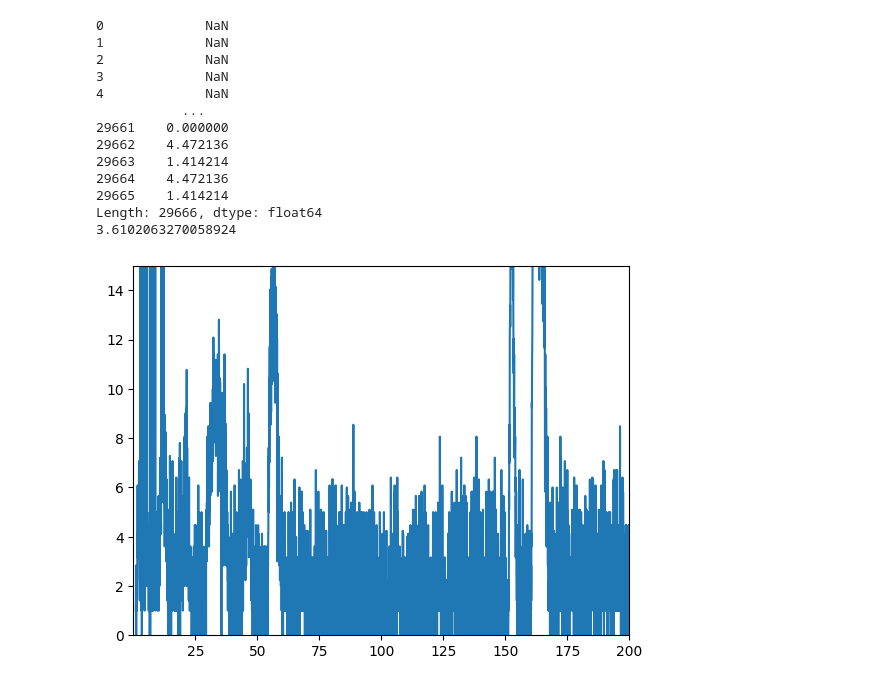
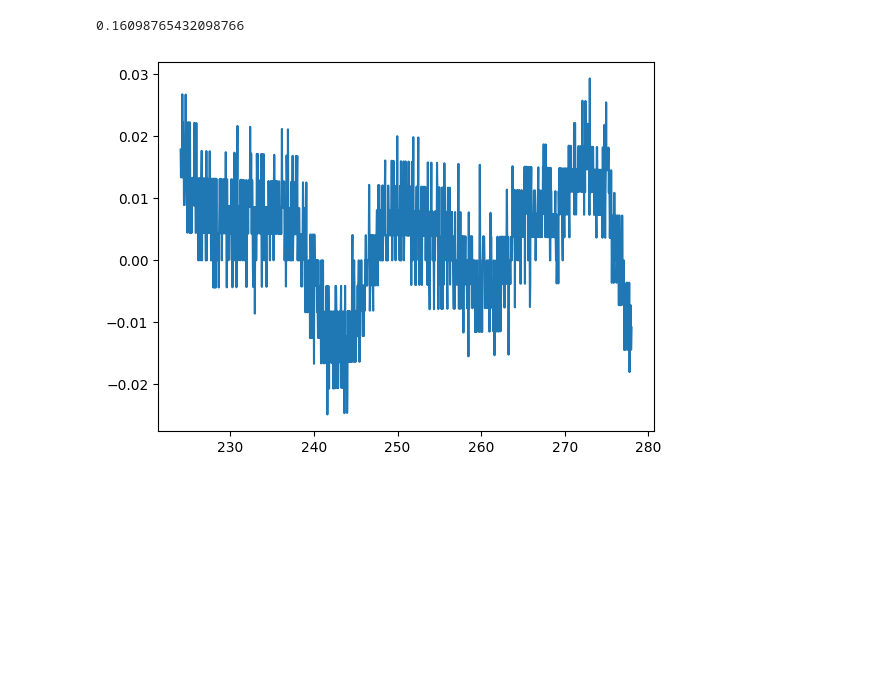
Before and after one commit to complex-lab/robotic_swarms, a Jupyter notebook: mean_velocity_vs_diameter_21bot.ipynb, the cells around one changed output. Saved outputs shown, nothing was run; the diff lists cells and outputs as text; code cells hidden in the pictures; blank space fills up the shorter version.

```diff
--- a/mean_velocity_vs_diameter_21bot.ipynb
+++ b/mean_velocity_vs_diameter_21bot.ipynb
@@ -33,39 +33,32 @@ def powerlaw(x,A,n):
 def linear_fit_log(x,n,A):
     return n*x+A
 # %%
-expSumFileNamePassive='C:\\Users\\User\\Documents\\Eden\\locate_git_code\\packaged\\expSumPack21.csv'
+expSumFileNamePassive='C:\\Users\\User\\Documents\\Eden\\locate_git_code\\packaged\\expSumPack21_updated.csv'
 expSumPassive=pd.read_csv(expSumFileNamePassive,index_col=0)
 all_linked_data_filename='C:\\Users\\User\\Documents\\Eden\\locate_git_code\\packaged\\all_linking_passive_data_21bots.csv'
 all_linked_data=pd.read_csv(all_linked_data_filename,index_col=0)
-expnum=5
-delta_t=1
+expnum=36
+delta_t=6
+starting_time=100#seconds
+ending_time=160#sec
 exp_row=expSumPassive.iloc[expnum]
 expnun_Filename=exp_row.linkingFileNamePack
 data=all_linked_data[(all_linked_data['Filename']==expnun_Filename)]
-data=data.iloc[:,0:4]
+data=data.iloc[(starting_time*25):(ending_time*25),0:4]
+#first_line=data.iloc[0,:]
 raw_diff=data.diff(periods=25*delta_t)
-delta_r=np.sqrt(np.power(raw_diff.x,2)+np.power(raw_diff.y,2))
-print(delta_r)
-time=raw_diff.index/25
+#raw_diff=data-first_line
+#print(raw_diff)
+#delta_r=np.sqrt(np.power(raw_diff.x,2)+np.power(raw_diff.y,2))
+#print(delta_r)
+time=data.frame/25
 fig,ax = plt.subplots()
-ax.plot(time,delta_r)
+ax.plot(time,raw_diff.x/time)
 #ax.axis([0.01,200,0,15])
-mean_displacment=delta_r.mean(axis=0,numeric_only=True,skipna=True)
+mean_displacment=raw_diff.x.mean(axis=0,numeric_only=True,skipna=True)
 mean_V= mean_displacment/delta_t
 print(mean_V)
 # %% [output]
-0             NaN
-1             NaN
-2             NaN
-3             NaN
-4             NaN
-           ...
-29661    0.000000
-29662    4.472136
-29663    1.414214
-29664    4.472136
-29665    1.414214
-Length: 29666, dtype: float64
-3.6102063270058924
+0.16098765432098766
-[figure, old version]
+[figure, new version]
 # %%
```
Also changed, not shown: parts of 5 cells of this notebook, 1 other file.
